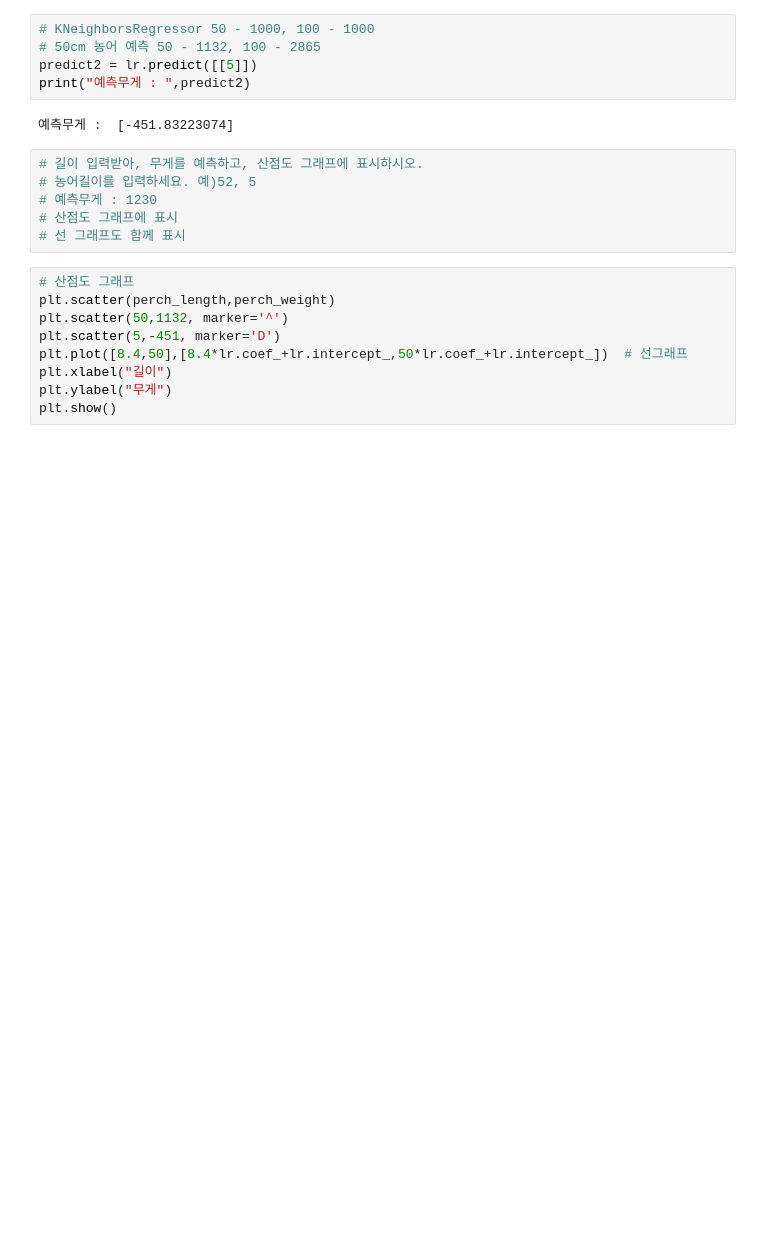
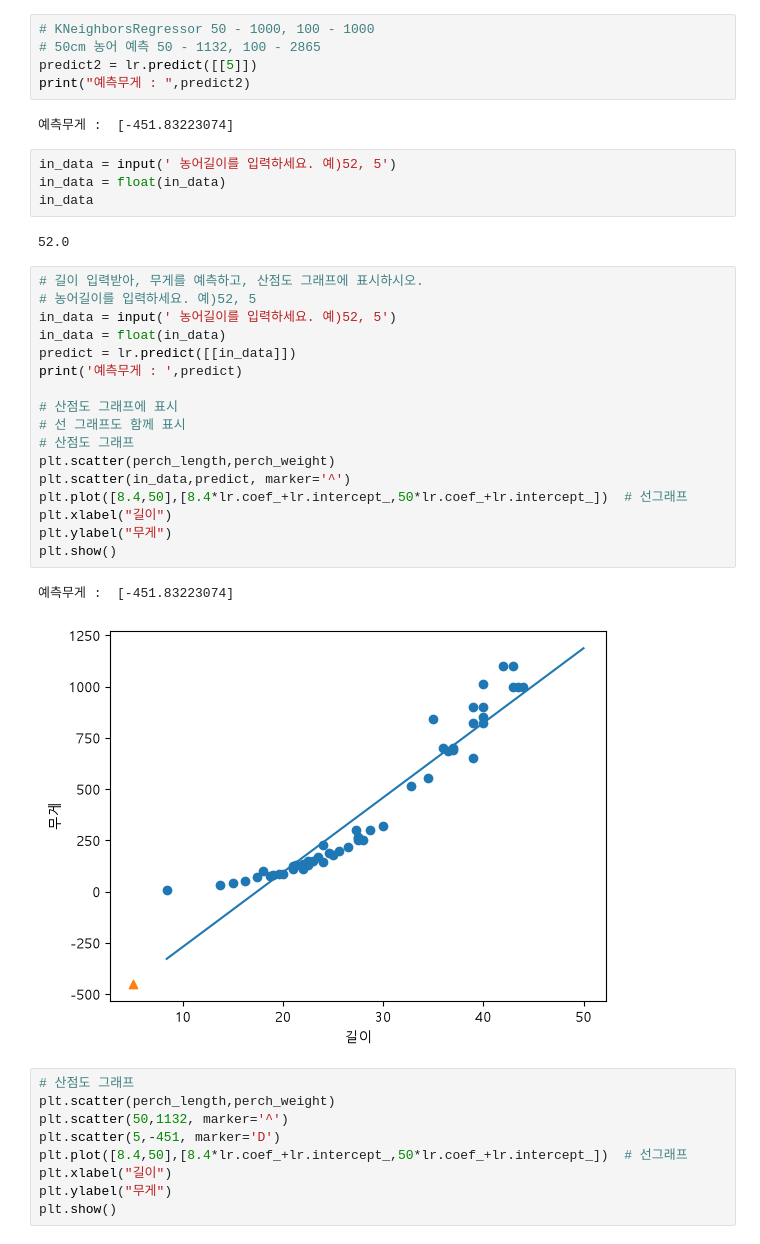
Before and after one commit to onulee/aix_learn_1106, a Jupyter notebook: p1110/p1110_04.ipynb, the cells around one changed output. Drawn from its saved outputs; the diff is of its cells as text; blank space fills up the shorter version.

```diff
--- a/p1110/p1110_04.ipynb
+++ b/p1110/p1110_04.ipynb
@@ -77,12 +77,32 @@ predict2 = lr.predict([[5]])
 print("예측무게 : ",predict2)
 # %% [output]
 예측무게 :  [-451.83223074]
+# %%
+in_data = input(' 농어길이를 입력하세요. 예)52, 5')
+in_data = float(in_data)
+in_data
+# %% [output]
+52.0
 # %%
 # 길이 입력받아, 무게를 예측하고, 산점도 그래프에 표시하시오.
 # 농어길이를 입력하세요. 예)52, 5
-# 예측무게 : 1230
+in_data = input(' 농어길이를 입력하세요. 예)52, 5')
+in_data = float(in_data)
+predict = lr.predict([[in_data]])
+print('예측무게 : ',predict)
+
 # 산점도 그래프에 표시
 # 선 그래프도 함께 표시
+# 산점도 그래프
+plt.scatter(perch_length,perch_weight)
+plt.scatter(in_data,predict, marker='^')
+plt.plot([8.4,50],[8.4*lr.coef_+lr.intercept_,50*lr.coef_+lr.intercept_])  # 선그래프
+plt.xlabel("길이")
+plt.ylabel("무게")
+plt.show()
+# %% [output]
+예측무게 :  [-451.83223074]
+[figure, added]
 # %%
 # 산점도 그래프
 plt.scatter(perch_length,perch_weight)
```
Also changed, not shown: 5 other files.
